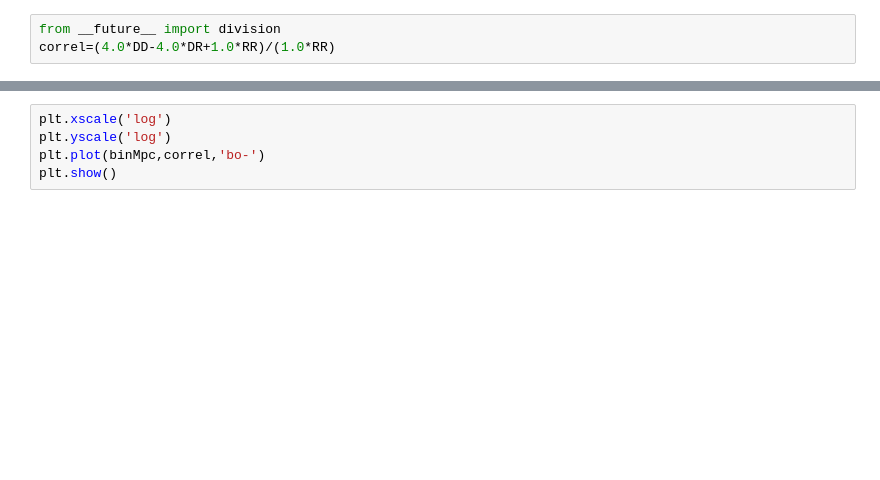
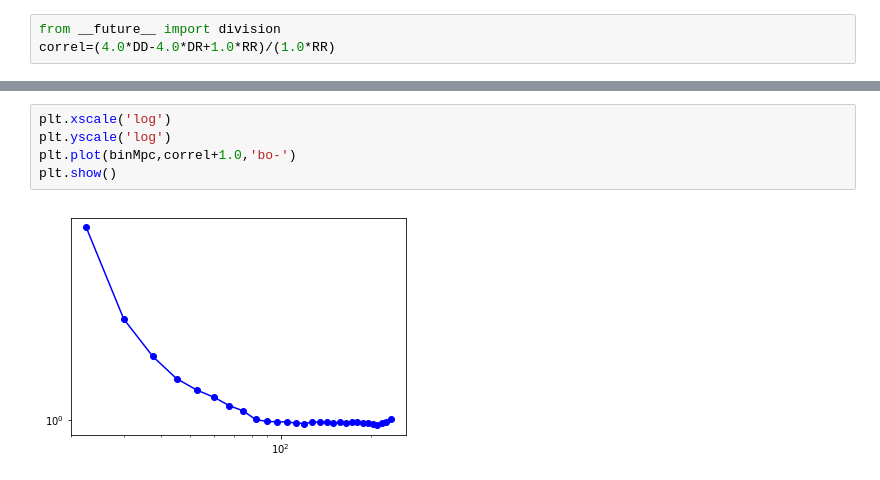
Before and after one commit to rohinkumar/correlcalc-nb, a Jupyter notebook: CorrelCalc_Planck15.ipynb, the cells around one changed output, grey strips where cells are left out. Saved outputs shown, nothing was run; the diff lists cells and outputs as text; blank space fills up the shorter version.

```diff
--- a/CorrelCalc_Planck15.ipynb
+++ b/CorrelCalc_Planck15.ipynb
@@ -480,5 +606,7 @@ plt.show()
 # %%
 plt.xscale('log')
 plt.yscale('log')
-plt.plot(binMpc,correl,'bo-')
+plt.plot(binMpc,correl+1.0,'bo-')
 plt.show()
+# %% [output]
+[figure, added]
```
Also changed, not shown: parts of 20 cells of this notebook, 34 other files.
